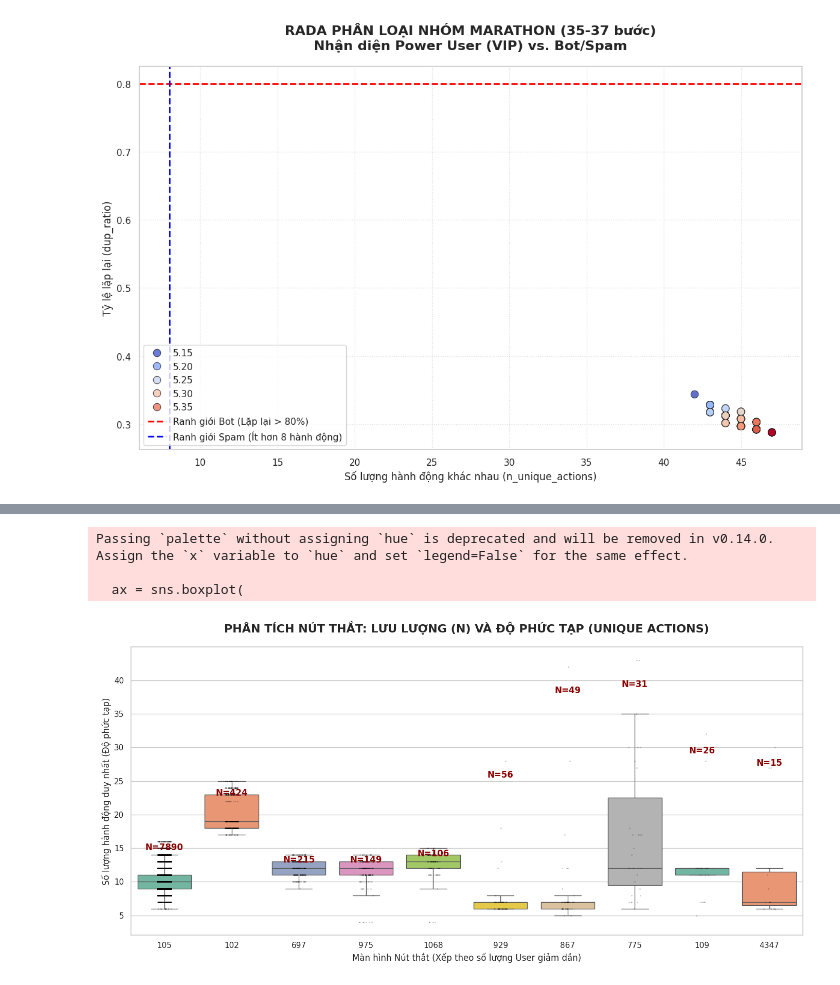
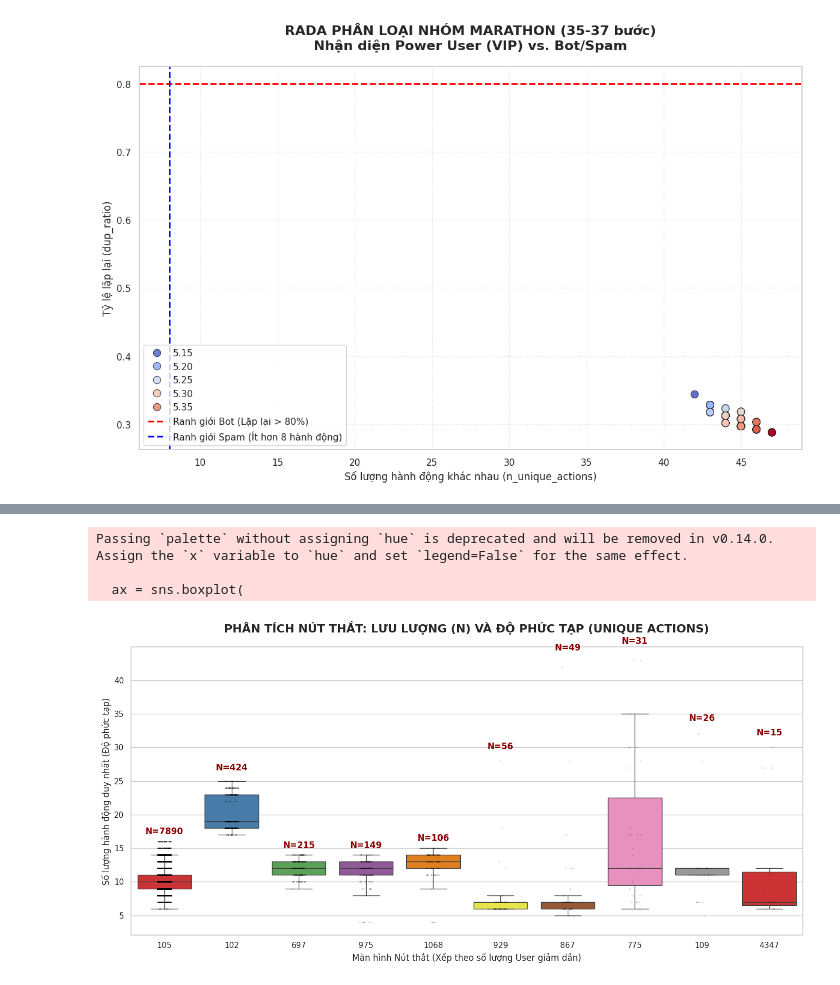
Before and after one commit to quanai06/DATAFLOW_2026_UET.EPOCH_0_USER_BEHAVIOR_PREDICTION_FINAL, a Jupyter notebook: notebooks/processing_data.ipynb, the cells around one changed output, grey strips where cells are left out. Saved outputs shown, nothing was run; the diff lists cells and outputs as text; code cells hidden in the pictures.

```diff
--- a/notebooks/processing_data.ipynb
+++ b/notebooks/processing_data.ipynb
@@ -4,8 +4,8 @@ import pandas as pd
 import matplotlib.pyplot as plt
 import seaborn as sns
 
-X_train=pd.read_csv(r"../data/X_train.csv")
-y_train=pd.read_csv(r"../data/Y_train.csv")
+X_train=pd.read_csv(r"../data/data_raw/X_train.csv")
+y_train=pd.read_csv(r"../data/data_raw/Y_train.csv")
 # %%
 def feature_to_eda(df):
     df = df.copy()
@@ -763,7 +763,7 @@ ax = sns.boxplot(
     x='anchor_id',
     y='unique_count',
     order=order,
-    palette='Set2',
+    palette='Set1',
     showfliers=False
 )
 
@@ -771,32 +771,32 @@ sns.stripplot(
     data=df_valid,
     x='anchor_id',
     y='unique_count',
     order=order,
     color='black',
     size=2,
     alpha=0.2
 )
 
 counts = df_valid['anchor_id'].value_counts()
 for i, anchor in enumerate(order):
     y_max = df_valid[df_valid['anchor_id'] == anchor]['unique_count'].max()
     ax.text(
         i,
-        y_max * 0.9,
+        y_max * 1.05,
         f'N={counts[anchor]}',
         ha='center',
         va='bottom',
         fontweight='bold',
         color='darkred'
     )
 
 plt.title('PHÂN TÍCH NÚT THẮT: LƯU LƯỢNG (N) VÀ ĐỘ PHỨC TẠP (UNIQUE ACTIONS)', fontsize=16, fontweight='bold', pad=20)
 plt.xlabel('Màn hình Nút thắt (Xếp theo số lượng User giảm dần)', fontsize=12)
 plt.ylabel('Số lượng hành động duy nhất (Độ phức tạp)', fontsize=12)
 plt.tight_layout()
 plt.show()
 # %% [output]
 Passing `palette` without assigning `hue` is deprecated and will be removed in v0.14.0. Assign the `x` variable to `hue` and set `legend=False` for the same effect.
 
   ax = sns.boxplot(
-[figure, old version]
+[figure, new version]
```
Also changed, not shown: parts of 2 cells of this notebook.
